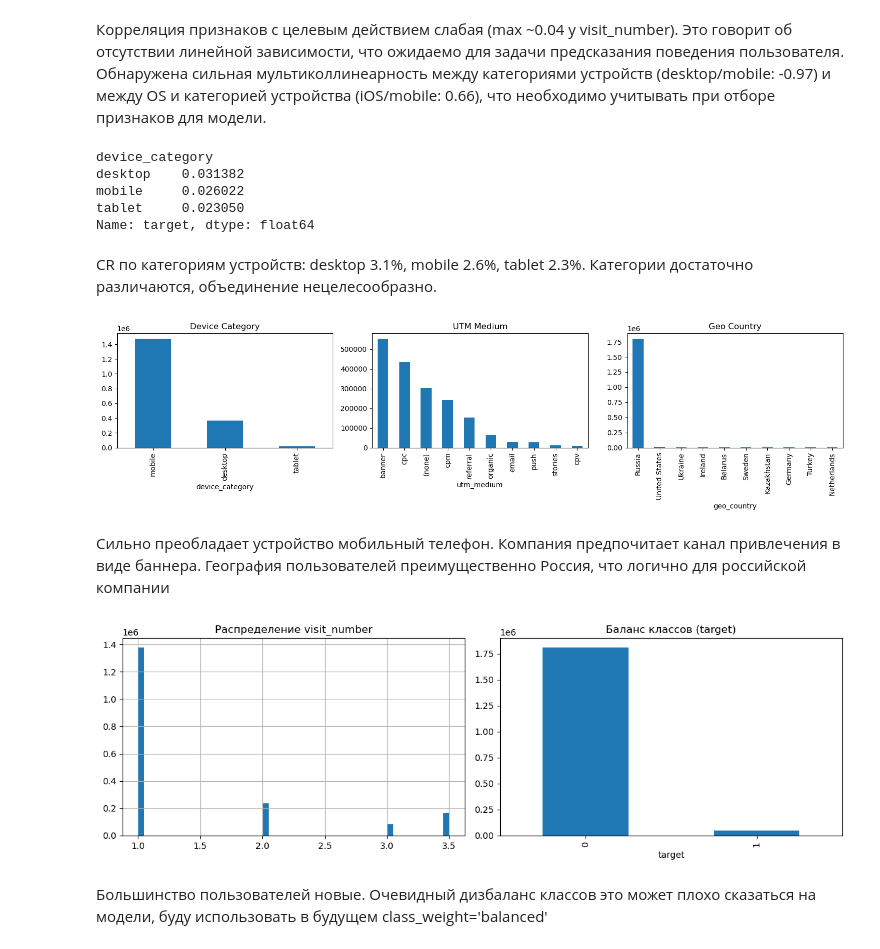
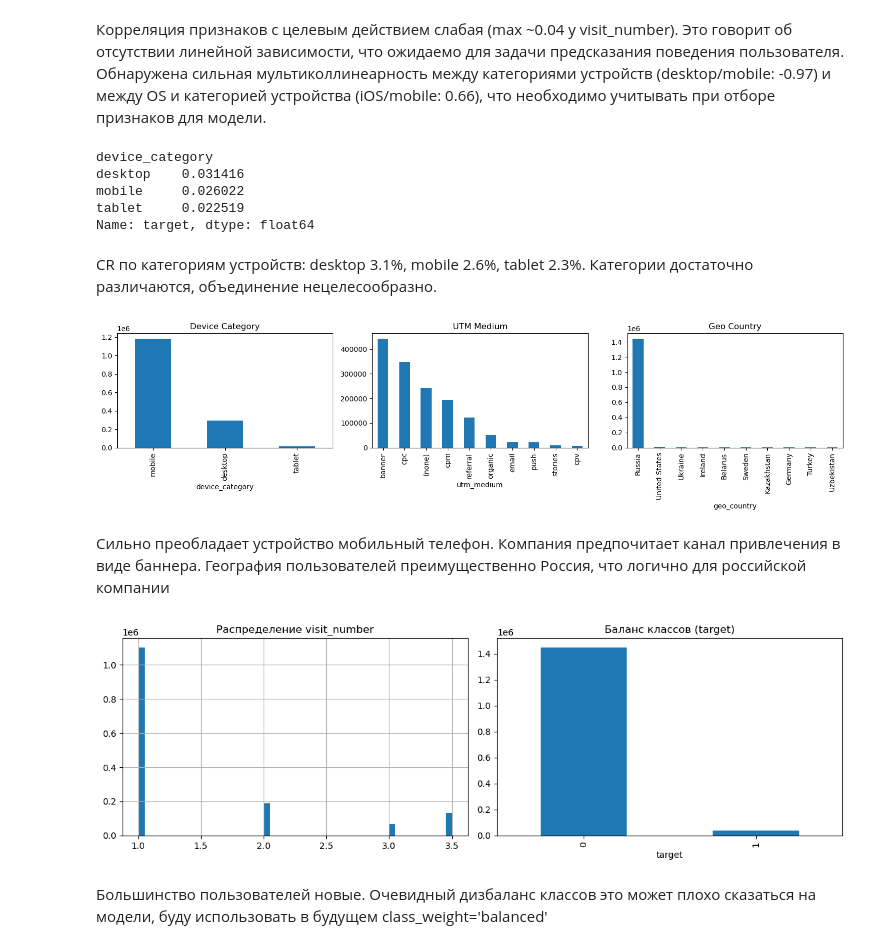
Before and after one commit to fenderfeniks/sber_autopodpiska, a Jupyter notebook: Final work.ipynb, the cells around one changed output. Drawn from its saved outputs; the diff is of its cells as text; code cells hidden in the pictures.

```diff
--- a/Final work.ipynb
+++ b/Final work.ipynb
@@ -543,0 +691,23 @@ array([0, 1])
+# %%
+X_train['device_screen_resolution'] = X_train['device_screen_resolution'].replace('(not set)', '0x0')
+
+X_train['screen_width'] = X_train['device_screen_resolution'].str.split('x').str[0].astype(int)
+X_train['screen_height'] = X_train['device_screen_resolution'].str.split('x').str[1].astype(int)
+X_train = X_train.drop(columns=['device_screen_resolution'])
+# %%
+# Заменяем 0 на NaN чтобы не учитывать при расчёте моды
+X_train['screen_width'] = X_train['screen_width'].replace(0, np.nan)
+X_train['screen_height'] = X_train['screen_height'].replace(0, np.nan)
+
+
+# Заполняем модой по device_category
+for col in ['screen_width', 'screen_height']:
+    mode_map = X_train.groupby('device_category')[col].agg(lambda x: x.mode()[0])
+    df[col] = X_train.apply(
+        lambda row: mode_map[row['device_category']]
+        if pd.isna(row[col]) else row[col], axis=1
+    )
+# %%
+screen_mode_map = {}
+for col in ['screen_width', 'screen_height']:
+    screen_mode_map[col] = X_train.groupby('device_category')[col].agg(lambda x: x.mode()[0])
@@ -543,0 +738,13 @@ array([0, 1])
+# %%
+q_25_sw = X_train['screen_width'].quantile(0.25)
+q_75_sw = X_train['screen_width'].quantile(0.75)
+q_25_sh = X_train['screen_height'].quantile(0.25)
+q_75_sh = X_train['screen_height'].quantile(0.75)
+
+
+
+for col in ['screen_width', 'screen_height']:
+    q_25 = X_train[col].quantile(0.25)
+    q_75 = X_train[col].quantile(0.75)
+    iqr = q_75 - q_25
+    X_train[col] = X_train[col].clip(lower=q_25 - 1.5*iqr, upper=q_75 + 1.5*iqr)
@@ -575,26 +804,26 @@ plt.show()
 # %% [markdown]
 Корреляция признаков с целевым действием слабая (max ~0.04 у visit_number). Это говорит об отсутствии линейной зависимости, что ожидаемо для задачи предсказания поведения пользователя. Обнаружена сильная мультиколлинеарность между категориями устройств (desktop/mobile: -0.97) и между OS и категорией устройства (iOS/mobile: 0.66), что необходимо учитывать при отборе признаков для модели.
 # %%
-df.groupby('device_category')['target'].mean()
+X_train.join(y_train).groupby('device_category')['target'].mean()
 # %% [output]
 device_category
-desktop    0.031382
+desktop    0.031416
 mobile     0.026022
-tablet     0.023050
+tablet     0.022519
 Name: target, dtype: float64
 # %% [markdown]
 CR по категориям устройств: desktop 3.1%, mobile 2.6%, tablet 2.3%. Категории достаточно различаются, объединение нецелесообразно.
 # %%
 fig, axes = plt.subplots(1, 3, figsize=(15, 4))
 
-df['device_category'].value_counts().plot(kind='bar', ax=axes[0], title='Device Category')
-df['utm_medium'].value_counts().head(10).plot(kind='bar', ax=axes[1], title='UTM Medium')
-df['geo_country'].value_counts().head(10).plot(kind='bar', ax=axes[2], title='Geo Country')
+X_train['device_category'].value_counts().plot(kind='bar', ax=axes[0], title='Device Category')
+X_train['utm_medium'].value_counts().head(10).plot(kind='bar', ax=axes[1], title='UTM Medium')
+X_train['geo_country'].value_counts().head(10).plot(kind='bar', ax=axes[2], title='Geo Country')
 
 plt.tight_layout()
 plt.show()
 # %% [output]
-[figure, old version]
+[figure, new version]
 # %% [markdown]
 Сильно преобладает устройство мобильный телефон.
 Компания предпочитает канал привлечения в виде баннера.
@@ -602,16 +831,16 @@ plt.show()
 # %%
 fig, axes = plt.subplots(1, 2, figsize=(12, 4))
 
-df['visit_number'].hist(bins=50, ax=axes[0])
+X_train['visit_number'].hist(bins=50, ax=axes[0])
 axes[0].set_title('Распределение visit_number')
 
-df['target'].value_counts().plot(kind='bar', ax=axes[1])
+y_train.value_counts().plot(kind='bar', ax=axes[1])
 axes[1].set_title('Баланс классов (target)')
 
 plt.tight_layout()
 plt.show()
 # %% [output]
-[figure, old version]
+[figure, new version]
 # %% [markdown]
 Большинство пользователей новые. Очевидный дизбаланс классов это может плохо сказаться на модели, буду использовать в будущем class_weight='balanced'
 # %% [markdown]
```
Also changed, not shown: parts of 135 cells of this notebook, 2 other files.
